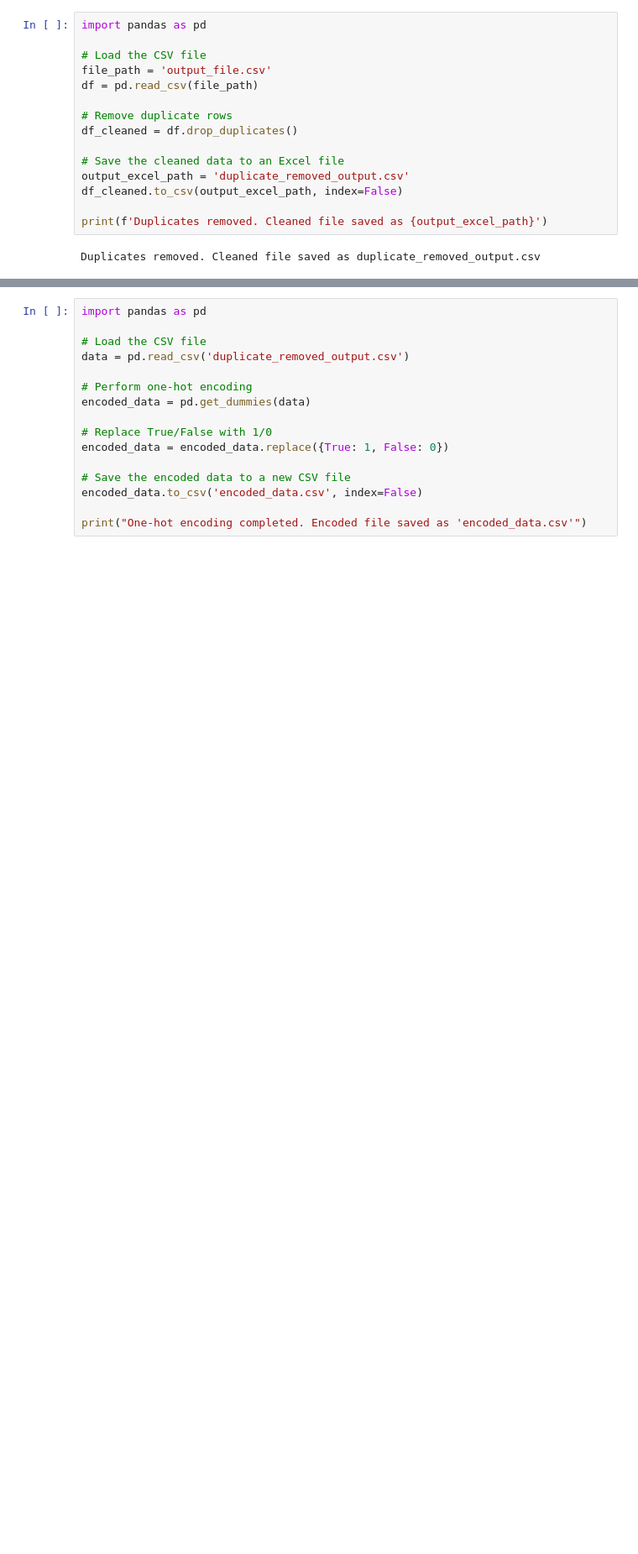
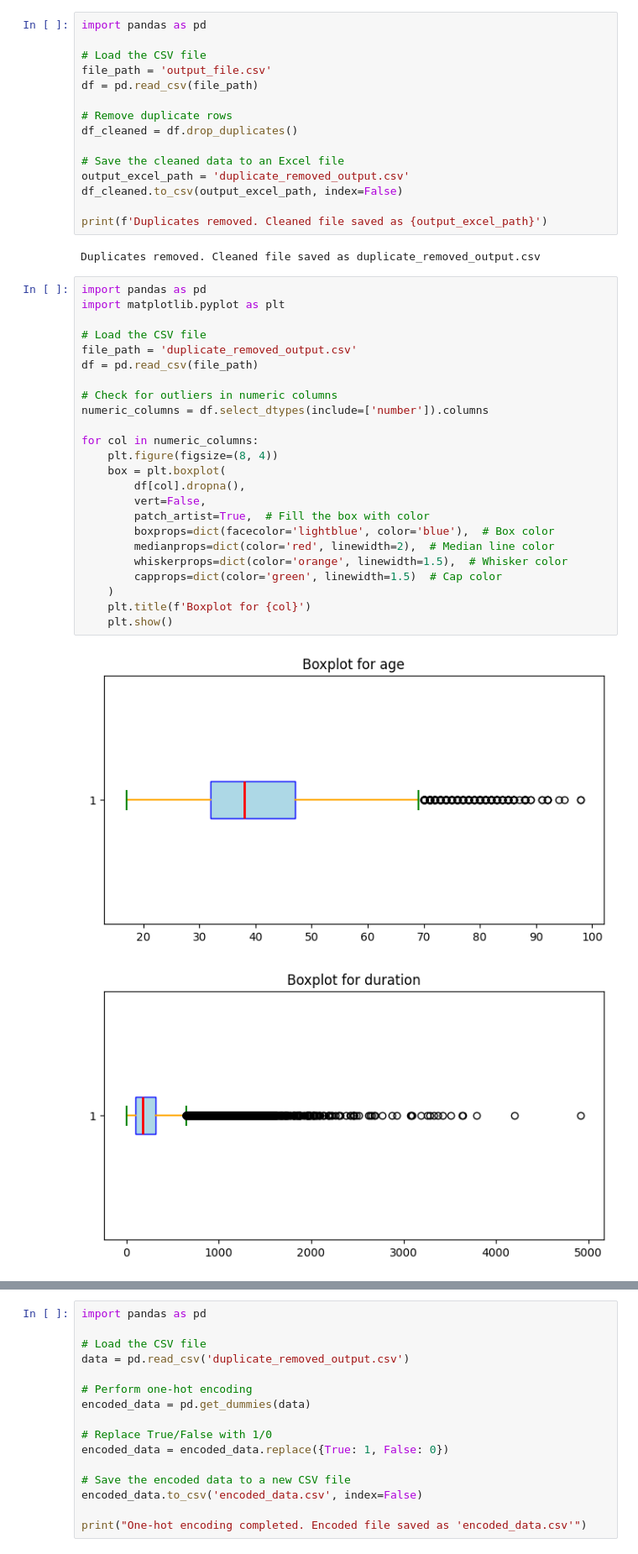
Before and after one commit to YuvinMahwatta/Bank_Client_Prediction, a Jupyter notebook: Data Cleaning/Data_Cleaning.ipynb, the cells around one changed output, grey strips where cells are left out. Shown at 84% size. Drawn from its saved outputs; the diff is of its cells as text; blank space fills up the shorter version.

Commit message:
code to show the outliers by using plot

```diff
--- a/Data Cleaning/Data_Cleaning.ipynb
+++ b/Data Cleaning/Data_Cleaning.ipynb
@@ -37,3 +37,30 @@ df_cleaned.to_csv(output_excel_path, index=False)
 print(f'Duplicates removed. Cleaned file saved as {output_excel_path}')
 # %% [output]
 Duplicates removed. Cleaned file saved as duplicate_removed_output.csv
+# %%
+import pandas as pd
+import matplotlib.pyplot as plt
+
+# Load the CSV file
+file_path = 'duplicate_removed_output.csv'
+df = pd.read_csv(file_path)
+
+# Check for outliers in numeric columns
+numeric_columns = df.select_dtypes(include=['number']).columns
+
+for col in numeric_columns:
+    plt.figure(figsize=(8, 4))
+    box = plt.boxplot(
+        df[col].dropna(),
+        vert=False,
+        patch_artist=True,  # Fill the box with color
+        boxprops=dict(facecolor='lightblue', color='blue'),  # Box color
+        medianprops=dict(color='red', linewidth=2),  # Median line color
+        whiskerprops=dict(color='orange', linewidth=1.5),  # Whisker color
+        capprops=dict(color='green', linewidth=1.5)  # Cap color
+    )
+    plt.title(f'Boxplot for {col}')
+    plt.show()
+# %% [output]
+[figure, added]
+[figure, added]
```
Also changed, not shown: parts of 1 cell of this notebook.
